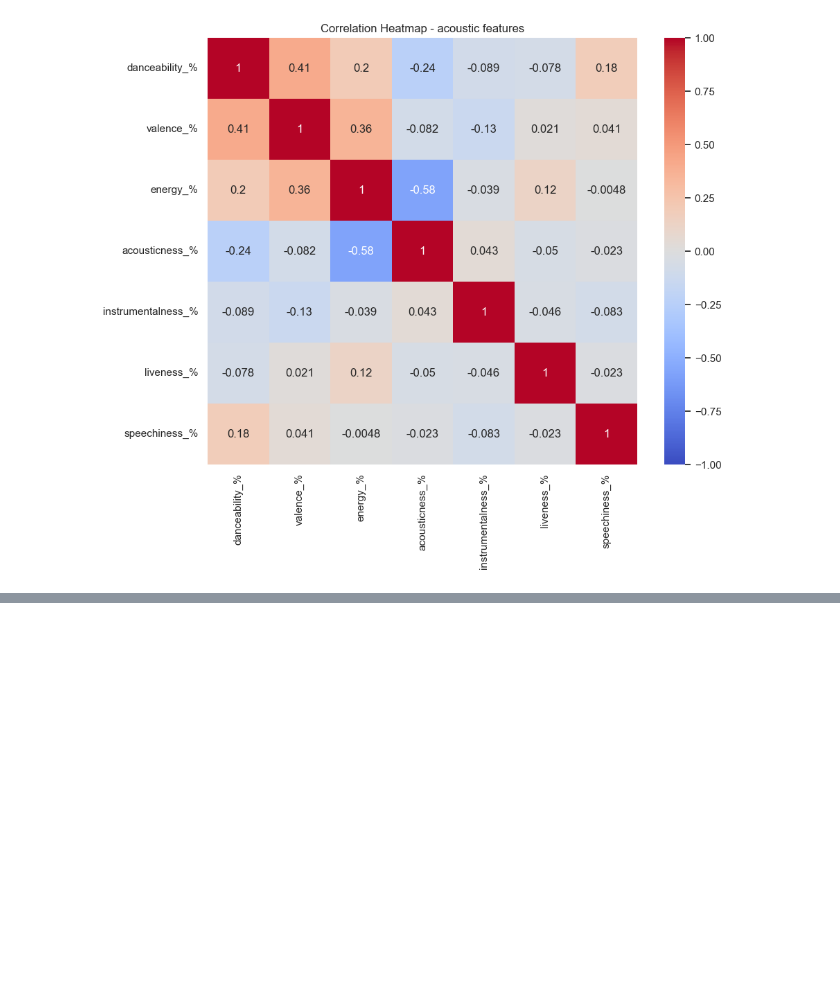
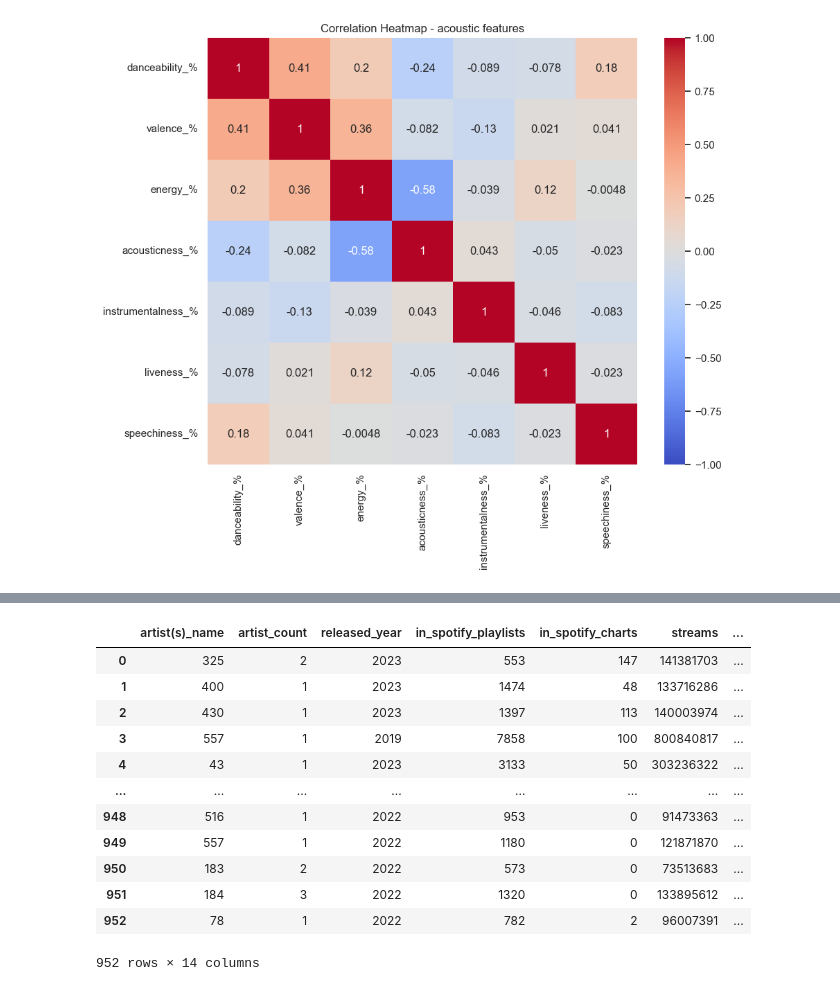
Before and after one commit to Filda99/FIT-UPA, a Jupyter notebook: proj2/proj2.ipynb, the cells around one changed output, grey strips where cells are left out. Cells and saved outputs as stored; diff of their text form; code cells hidden in the pictures; blank space fills up the shorter version.

```diff
--- a/proj2/proj2.ipynb
+++ b/proj2/proj2.ipynb
@@ -595,0 +856,29 @@ Zde jsme bohužel žádnou významnou korelaci neobjevili. Statisticky tedy mů
+# %%
+set2 = prep_data.copy()
+
+# artist(s)_name
+le = LabelEncoder()
+set2['artist(s)_name'] = le.fit_transform(set2['artist(s)_name'])
+
+# key
+pitch_class = {'C': 0, 'C#': 1, 'D': 2, 'D#': 3, 'E': 4, 'F': 5, 'F#': 6, 'G': 7, 'G#': 8, 'A': 9, 'A#': 10, 'B': 11}
+set2['key'] = set2['key'].map(pitch_class).astype('Int64')
+
+# mode
+set2['mode'] = set2['mode'].apply(lambda mode: 0 if mode == "Major" else 1)
+
+set2
+# %% [output]
+|  | artist(s)_name | artist_count | released_year | in_spotify_playlists | in_spotify_charts | streams | ... |
+| 0 | 325 | 2 | 2023 | 553 | 147 | 141381703 | ... |
+| 1 | 400 | 1 | 2023 | 1474 | 48 | 133716286 | ... |
+| 2 | 430 | 1 | 2023 | 1397 | 113 | 140003974 | ... |
+| 3 | 557 | 1 | 2019 | 7858 | 100 | 800840817 | ... |
+| 4 | 43 | 1 | 2023 | 3133 | 50 | 303236322 | ... |
+| ... | ... | ... | ... | ... | ... | ... | ... |
+| 948 | 516 | 1 | 2022 | 953 | 0 | 91473363 | ... |
+| 949 | 557 | 1 | 2022 | 1180 | 0 | 121871870 | ... |
+| 950 | 183 | 2 | 2022 | 573 | 0 | 73513683 | ... |
+| 951 | 184 | 3 | 2022 | 1320 | 0 | 133895612 | ... |
+| 952 | 78 | 1 | 2022 | 782 | 2 | 96007391 | ... |
+952 rows × 14 columns
```
Also changed, not shown: parts of 36 cells of this notebook.
